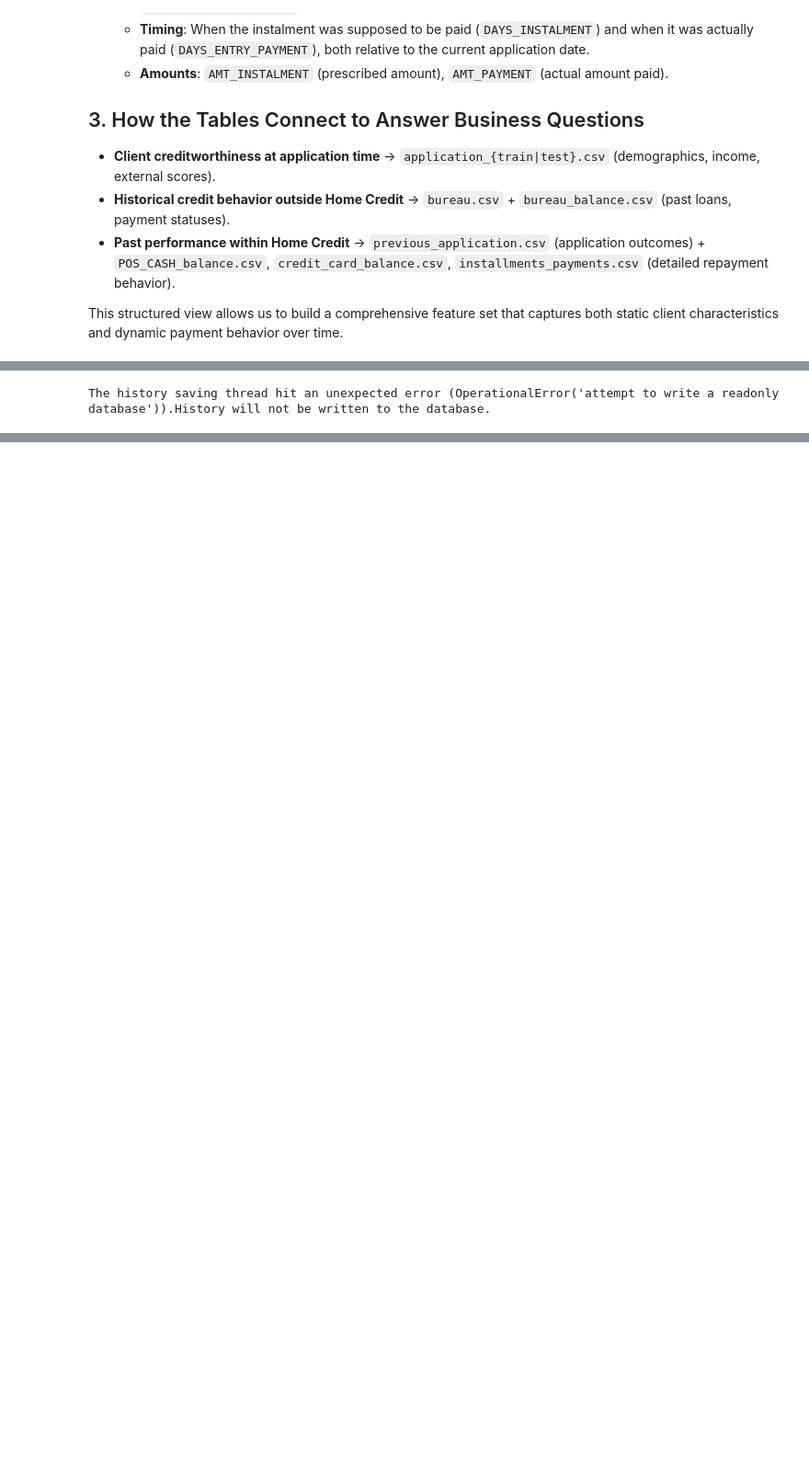
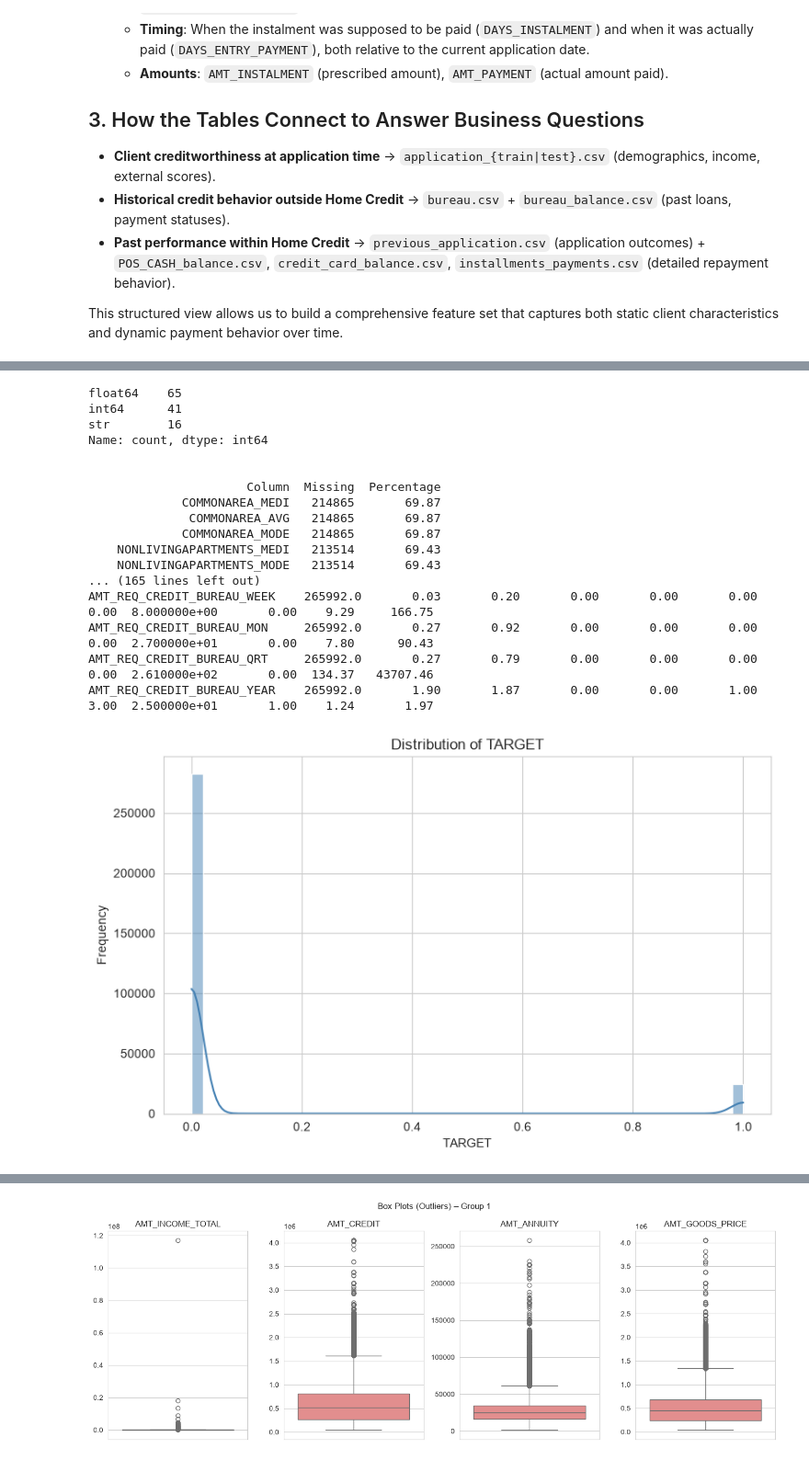
Before and after one commit to mahdikheirkhah/credit-scoring, a Jupyter notebook: results/feature_engineering/EDA.ipynb, the cells around one changed output, grey strips where cells are left out. Shown at 92% size. Drawn from its saved outputs; the diff is of its cells as text; code cells hidden in the pictures; blank space fills up the shorter version.

```diff
--- a/results/feature_engineering/EDA.ipynb
+++ b/results/feature_engineering/EDA.ipynb
@@ -131,3 +259,31 @@ This structured view allows us to build a comprehensive feature set that capture
 # %%
-preprocess = BaselinePreprocessor()
+# -----------------------------------------------------------------
+# application_train.csv
+# -----------------------------------------------------------------
+logger.info("=" * 60)
+logger.info("EDA: application_train.csv")
+logger.info("=" * 60)
+
+df_app_train = preprocessor.load_data(f"{data_dir}application_train.csv")
+
+# 1. Column types
+eda.show_column_info(df_app_train)
+
+# 2. Missing values (sorted)
+missing_app_train = eda.show_missing_values(df_app_train)
+
+# 3. Numeric statistics (scale, skew, kurtosis)
+eda.show_numeric_stats(df_app_train)
+
+# 4. Target imbalance check
+eda.plot_distribution(df_app_train, 'TARGET')
+
+# 5. Outlier boxes for key financial features
+key_num_cols = ['AMT_INCOME_TOTAL', 'AMT_CREDIT', 'AMT_ANNUITY', 'AMT_GOODS_PRICE']
+eda.boxplot_numeric(df_app_train, columns=key_num_cols)
+
+# Optionally, boxplots for ALL numeric columns (will create multiple figures)
+# eda.boxplot_numeric(df_app_train)
+
+logger.info("application_train.csv EDA completed.")
 # %% [output]
@@ -135 +303,18 @@ SyntaxError: invalid syntax (3726700389.py, line 1)
-The history saving thread hit an unexpected error (OperationalError('attempt to write a readonly database')).History will not be written to the database.
+float64    65
+int64      41
+str        16
+Name: count, dtype: int64
+
+
+                      Column  Missing  Percentage
+             COMMONAREA_MEDI   214865       69.87
+              COMMONAREA_AVG   214865       69.87
+             COMMONAREA_MODE   214865       69.87
+    NONLIVINGAPARTMENTS_MEDI   213514       69.43
+    NONLIVINGAPARTMENTS_MODE   213514       69.43
+... (165 lines left out)
+AMT_REQ_CREDIT_BUREAU_WEEK    265992.0       0.03       0.20       0.00       0.00       0.00       0.00  8.000000e+00       0.00    9.29     166.75
+AMT_REQ_CREDIT_BUREAU_MON     265992.0       0.27       0.92       0.00       0.00       0.00       0.00  2.700000e+01       0.00    7.80      90.43
+AMT_REQ_CREDIT_BUREAU_QRT     265992.0       0.27       0.79       0.00       0.00       0.00       0.00  2.610000e+02       0.00  134.37   43707.46
+AMT_REQ_CREDIT_BUREAU_YEAR    265992.0       1.90       1.87       0.00       0.00       1.00       3.00  2.500000e+01       1.00    1.24       1.97
+[figure, added]
@@ -135,0 +322 @@ The history saving thread hit an unexpected error (OperationalError('attempt to
+[figure, added]
```
Also changed, not shown: parts of 12 cells of this notebook, 5 other files.
